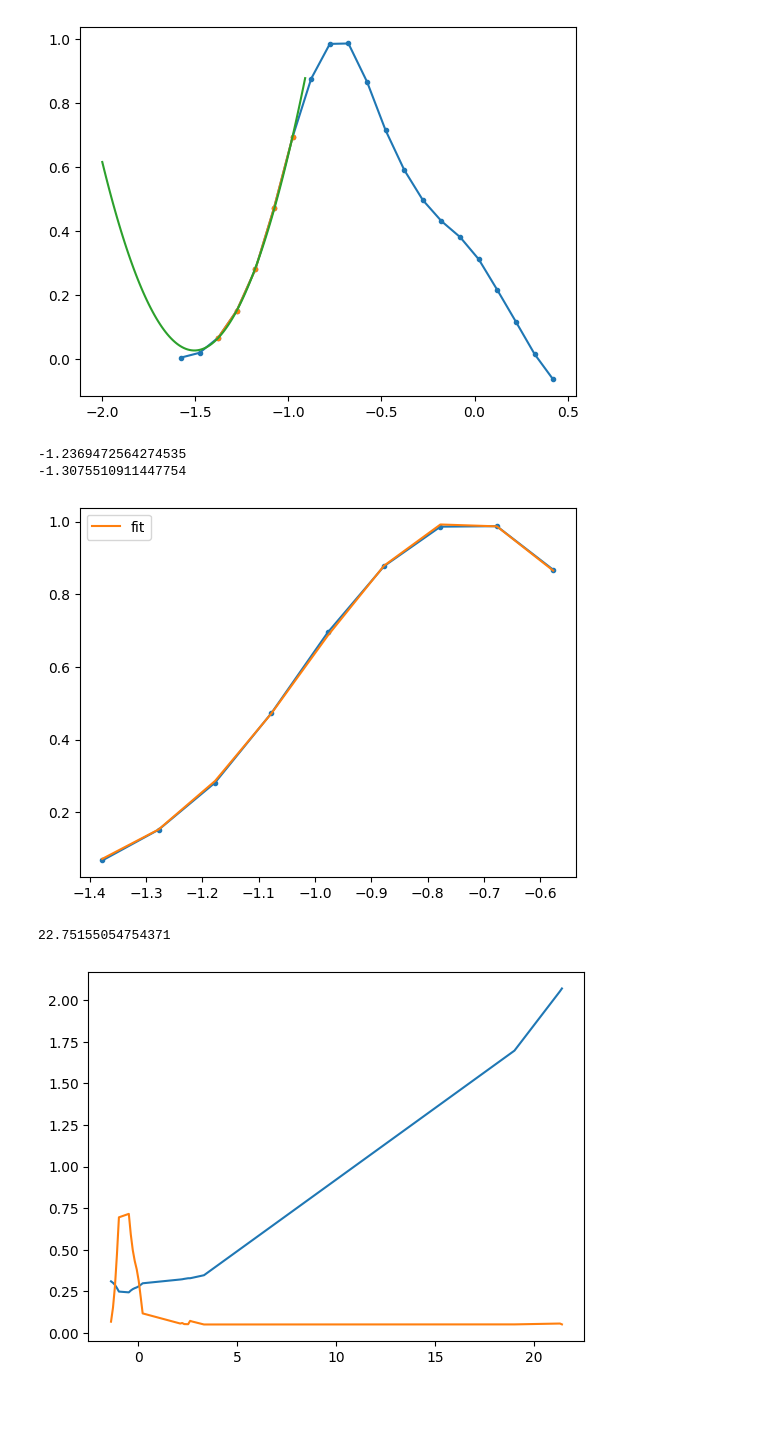
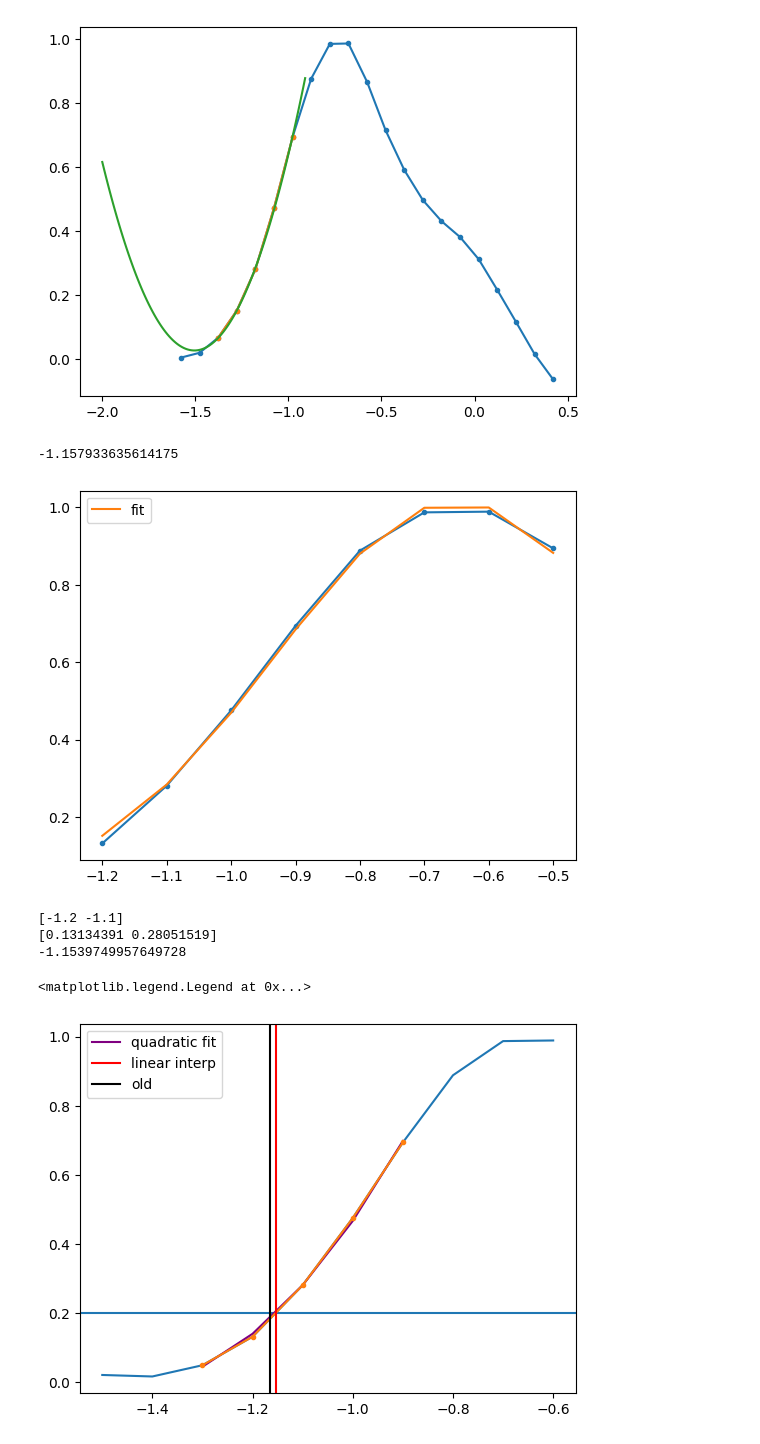
Before and after one commit to leonardolanteri/ETL_TestingDAQ, a Jupyter notebook: notebooks/mcp_manual_fitter.ipynb, the cells around one changed output. Cells and saved outputs as stored; diff of their text form; code cells hidden in the pictures; blank space fills up the shorter version.

```diff
--- a/notebooks/mcp_manual_fitter.ipynb
+++ b/notebooks/mcp_manual_fitter.ipynb
@@ -308,7 +308,7 @@ x = mcp_data.x
 y = mcp_data.y
 
 seconds, volts = mcp.MCPSignalScaler.normalize(x,y)
-
+nanoseconds = np.array([np.arange(-25, 25+0.2, 0.1) for i in range(len(seconds))])
 def gauss_timestamp(x, y, threshold=0.2, show_plot=False):
     gaus = lambda x, N, mu, sigma: N*np.exp(-(x-mu)**2/(2.0*sigma**2))
     popt, _ = curve_fit(
@@ -326,50 +326,59 @@ def gauss_timestamp(x, y, threshold=0.2, show_plot=False):
         plt.legend()
     return timestamp
 
-fit_stop = -0.55e-9
-fit_start = -1.4e-9
-mask = (seconds[0] < fit_stop) & (seconds[0] > fit_start)
-print(gauss_timestamp(seconds[0][mask]*1e9, volts[0][mask], show_plot=True))
+fit_stop = -0.45
+fit_start = -1.2
+mask = (nanoseconds[1] < fit_stop) & (nanoseconds[1] > fit_start)
+print(gauss_timestamp(nanoseconds[1][mask], volts[1][mask], show_plot=True))
 
-timestamps = [gauss_timestamp(s*1e9, v) for s,v in zip(seconds,volts)]
+#timestamps = [gauss_timestamp(s, v) for s,v in zip(nanoseconds,volts)]
 # %% [output]
--1.2369472564274535
--1.3075510911447754
+-1.157933635614175
-[figure, old version]
+[figure, new version]
 # %%
 # parabola fit
 importlib.reload(mcp)
 mcp_data = lecroy.LecroyReader("/home/users/hswanson13/ETL_TestingDAQ/unit_test/input_data/run_5100/C2--Trace5100.trc")
 x = mcp_data.x
 y = mcp_data.y
 
 seconds, volts = mcp.MCPSignalScaler.normalize(x,y)
-nanoseconds = seconds*1e9
-#nano_s_points = nanoseconds[point_select]
+#nanoseconds = seconds*1e9
 
-def quadratic_timestamp(seconds, volts, threshold=0.2, show_plot=False):
-    A, B, C = np.polyfit(seconds, volts, 2)
+nanoseconds = np.array([np.arange(-25, 25+0.2, 0.1) for i in range(len(seconds))])
+
+def quadratic_timestamp(x, y, threshold=0.2, show_plot=False):
+    A, B, C = np.polyfit(x, y, 2)
 
     if show_plot:
-        fit_quad = A*seconds**2 + B*volts + C
-        plt.plot(seconds, fit_quad)
-        plt.plot(seconds, volts)
+        fit_quad = A*x**2 + B*x + C
+        mask = (x<-0.5) & (x>-1.5)
+        plt.plot(x[mask], fit_quad[mask], label="quadratic fit", color="purple")
+        plt.plot(x[mask], y[mask], marker='.')
+        # plt.axhline(0.05)
+        # plt.axhline(0.8)
+
     return (-B + np.sqrt(B**2 - 4*A*(C-threshold))) / (2*A)
 
+mask = (nanoseconds[1]<-0.5) & (nanoseconds[1]>-1.5)
+plt.plot(nanoseconds[1][mask], volts[1][mask])
+plt.axhline(0.2)
 
-point_select = (volts>0.05) & (volts<0.8)
+point_select = (volts>0.03) & (volts<0.8)
 t_points = np.where(point_select, nanoseconds, np.NaN)
 v_points = np.where(point_select, volts, np.NaN)
 
-s = t_points[0]
-v = v_points[0]
-print(quadratic_timestamp(s[np.isfinite(s)&np.isfinite(v)], v[np.isfinite(s)&np.isfinite(v)], show_plot=True))
-
-# timestamps_2 = [
-#     quadratic_timestamp(s[np.isfinite(s)&np.isfinite(v)], v[np.isfinite(s)&np.isfinite(v)])
-#     for s,v in zip(t_points, v_points)]
-
-#timestamps_2[0]
+s = t_points[1]
+v = v_points[1]
+quadratic_timestamp(s[np.isfinite(s)&np.isfinite(v)][:5], v[np.isfinite(s)&np.isfinite(v)][:5], show_plot=True)
+plt.axvline(x=-1.1649, label="old", color="black")
+plt.legend()
+# timestamps_2 = np.array([
+#     quadratic_timestamp(s[np.isfinite(s)&np.isfinite(v)][:5], v[np.isfinite(s)&np.isfinite(v)][:5])
+#     for s,v in zip(t_points, v_points)])
 # %% [output]
-22.75155054754371
+[-1.2 -1.1]
+[0.13134391 0.28051519]
+-1.1539749957649728
+<matplotlib.legend.Legend at 0x...>
-[figure, old version]
+[figure, new version]
```
Also changed, not shown: parts of 6 cells of this notebook, 3 other files.
